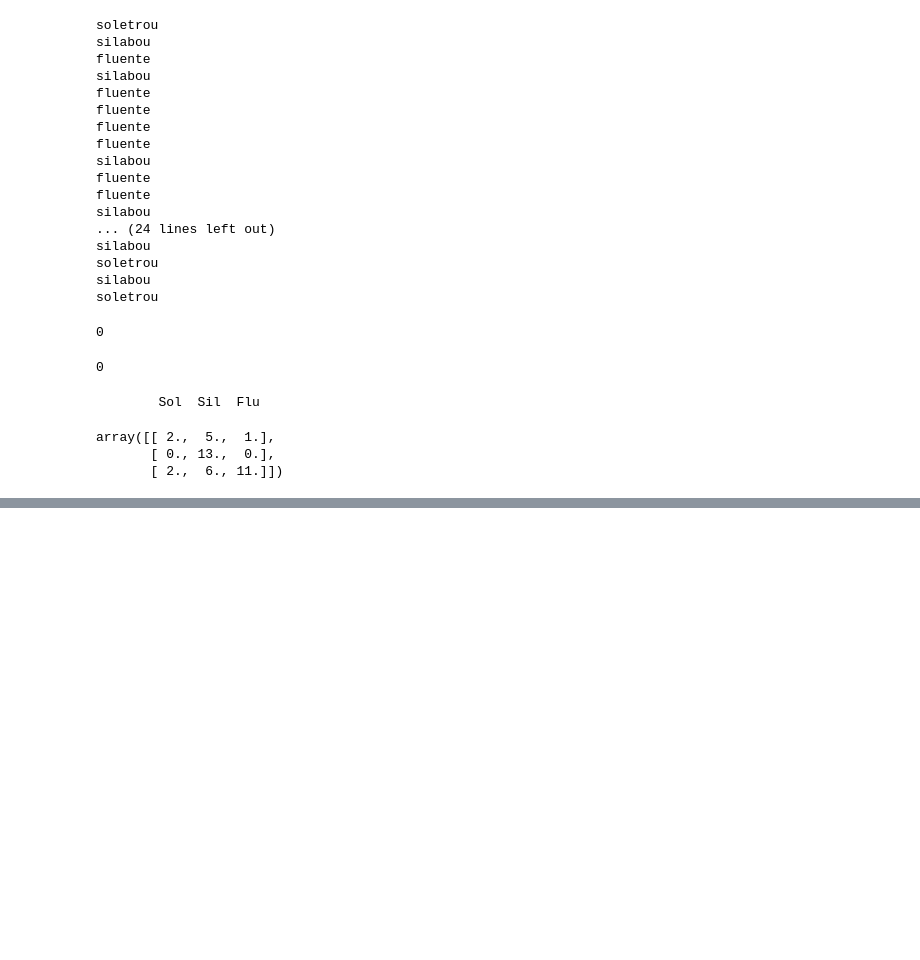
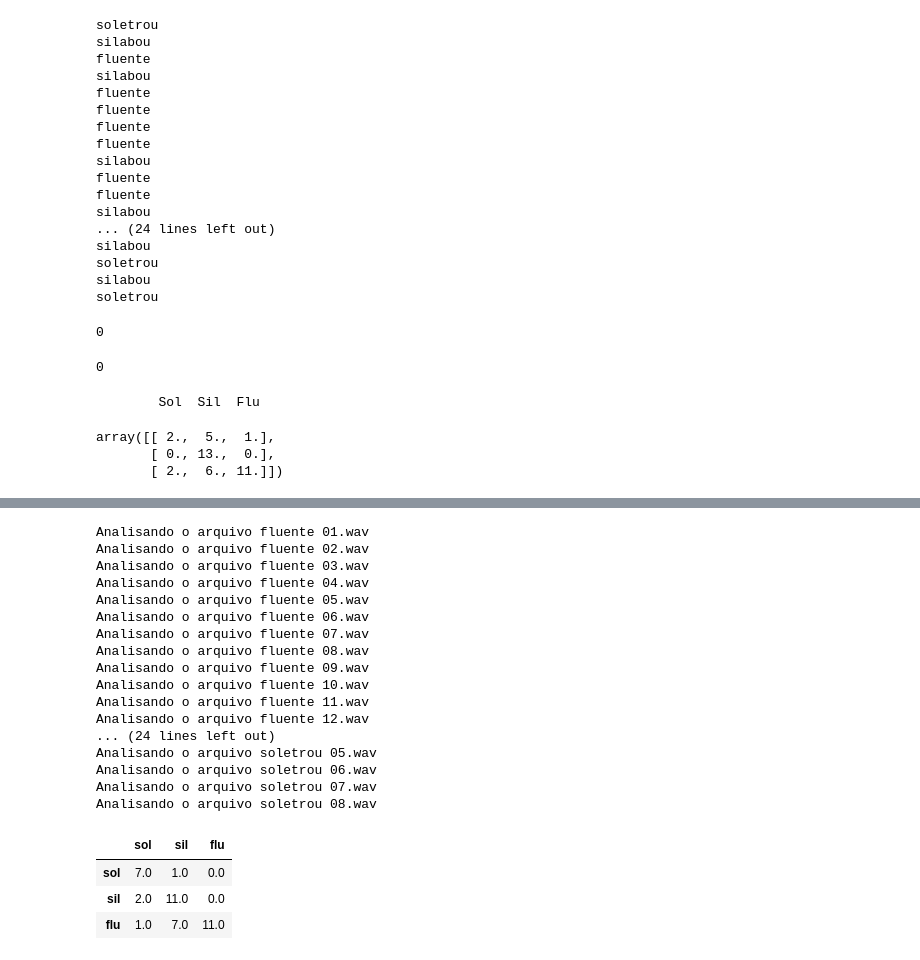
Before and after one commit to damidoriad/projeto-leitura, a Jupyter notebook: relatorio.ipynb, the cells around one changed output, grey strips where cells are left out. Cells and saved outputs as stored; diff of their text form; code cells hidden in the pictures; blank space fills up the shorter version.

```diff
--- a/relatorio.ipynb
+++ b/relatorio.ipynb
@@ -530,0 +790,56 @@ with open('paramFon.pkl', 'rb') as f:
+# %%
+# dataPath = 'C:\\Meu Drive\\dados\\audios rotulados\\indaiatuba 2ano texto'
+dataPath = 'C:\\Meu Drive\\dados\\audios rotulados\\interna 1ano palavras'
+# dataPath = 'C:\\Meu Drive\\dados\\audios rotulados\\interna 1ano texto'
+files = os.listdir(dataPath)
+fa = 16000
+colunas = ['sol', 'sil', 'flu']
+df = pd.DataFrame(np.zeros((3,3)), columns=colunas, index=colunas)
+for arq in files:
+    if arq.find('.wav')>-1:
+        print('Analisando o arquivo '+arq)
+        y = colunas.index(arq[:3])
+        fs, s = wavfile.read(dataPath+'\\'+arq)
+        s = signal.resample(s, int(s.shape[0]*fa/fs))
+        fonemas = wav2ener2fon2(s, fa)
+        _, T1 = lempelziv76(fonemas)
+        T1 = T1.round(2)
+        T2 = taxaLetras(s, fa).round(2)
+        if T1>0.65:
+            if T2>0.52:
+                yp = 'sol'
+                yp = colunas.index(yp)
+            else:
+                yp = 'flu'
+                yp = colunas.index(yp)
+        else:
+            if T2>0.52:
+                yp = 'sol'
+                yp = colunas.index(yp)
+            else:
+                yp = 'sil'
+                yp = colunas.index(yp)
+        df.iloc[y,yp] += 1
+df
+# %% [output]
+Analisando o arquivo fluente 01.wav
+Analisando o arquivo fluente 02.wav
+Analisando o arquivo fluente 03.wav
+Analisando o arquivo fluente 04.wav
+Analisando o arquivo fluente 05.wav
+Analisando o arquivo fluente 06.wav
+Analisando o arquivo fluente 07.wav
+Analisando o arquivo fluente 08.wav
+Analisando o arquivo fluente 09.wav
+Analisando o arquivo fluente 10.wav
+Analisando o arquivo fluente 11.wav
+Analisando o arquivo fluente 12.wav
+... (24 lines left out)
+Analisando o arquivo soletrou 05.wav
+Analisando o arquivo soletrou 06.wav
+Analisando o arquivo soletrou 07.wav
+Analisando o arquivo soletrou 08.wav
+|  | sol | sil | flu |
+| sol | 7.0 | 1.0 | 0.0 |
+| sil | 2.0 | 11.0 | 0.0 |
+| flu | 1.0 | 7.0 | 11.0 |
```
Also changed, not shown: parts of 7 cells of this notebook.
